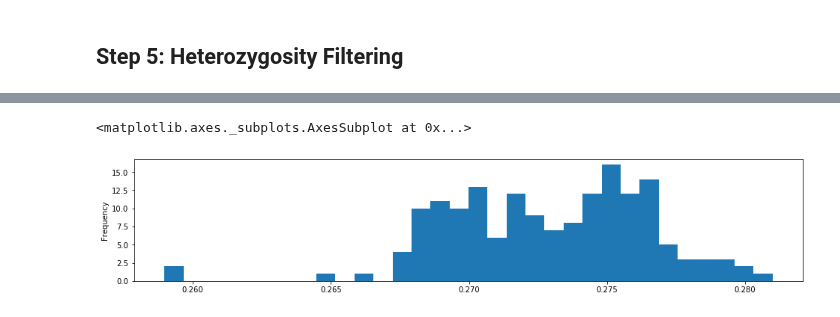
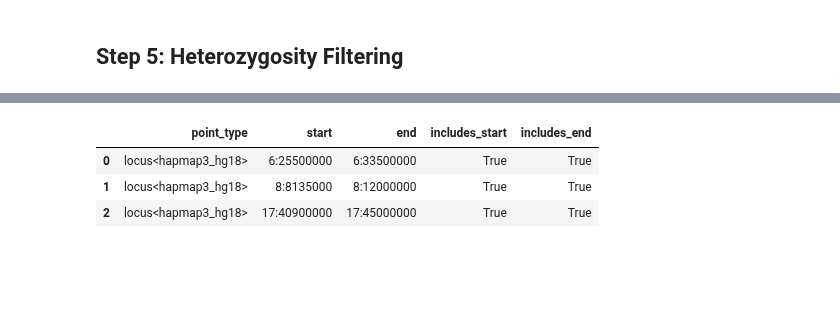
Before and after one commit to related-sciences/gwas-analysis, a Jupyter notebook: notebooks/tutorial/gwas-tutorial-hail.ipynb, the cells around one changed output, grey strips where cells are left out. Cells and saved outputs as stored; diff of their text form; code cells hidden in the pictures; blank space fills up the shorter version.

```diff
--- a/notebooks/tutorial/gwas-tutorial-hail.ipynb
+++ b/notebooks/tutorial/gwas-tutorial-hail.ipynb
@@ -247,5 +312,14 @@ Elapsed time: 188.7 seconds
-# %%
-pd.Series(mt_qc5.het_rate.collect()).plot(kind='hist', bins=32, figsize=(16, 3))
-# %% [output]
-<matplotlib.axes._subplots.AxesSubplot at 0x...>
-[figure, removed]
+# %%
+# Use the handy Hail interval parser to define some genomic regions to ignore due to known inversion
+# mutation rates (these mutations bifurcate the LD correlation structure in a population):
+# * equivalent to --exclude inversion.txt --range in tutorial
+intervals = [
+    hl.parse_locus_interval(i, reference_genome='hapmap3_hg18')
+    for i in ['[6:25.5M-6:33.5M]', '[8:8135K-12M]', '[17:40.9M-17:45M]']
+]
+pd.DataFrame([hl.eval(i).__dict__ for i in intervals]).rename(columns=lambda c: c.replace('_', '', 1))
+# %% [output]
+|  | point_type | start | end | includes_start | includes_end |
+| 0 | locus<hapmap3_hg18> | 6:25500000 | 6:33500000 | True | True |
+| 1 | locus<hapmap3_hg18> | 8:8135000 | 8:12000000 | True | True |
+| 2 | locus<hapmap3_hg18> | 17:40900000 | 17:45000000 | True | True |
```
Also changed, not shown: parts of 31 cells of this notebook, 5 other files.
